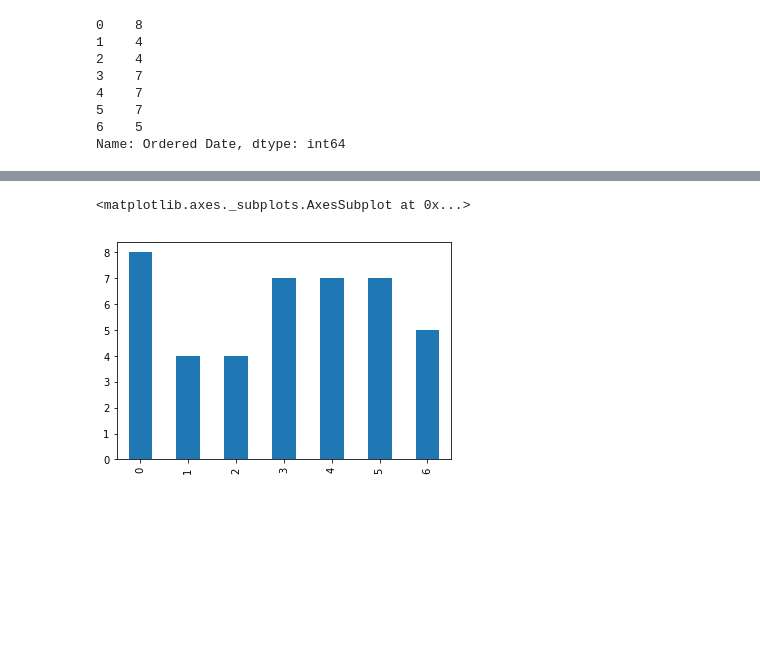
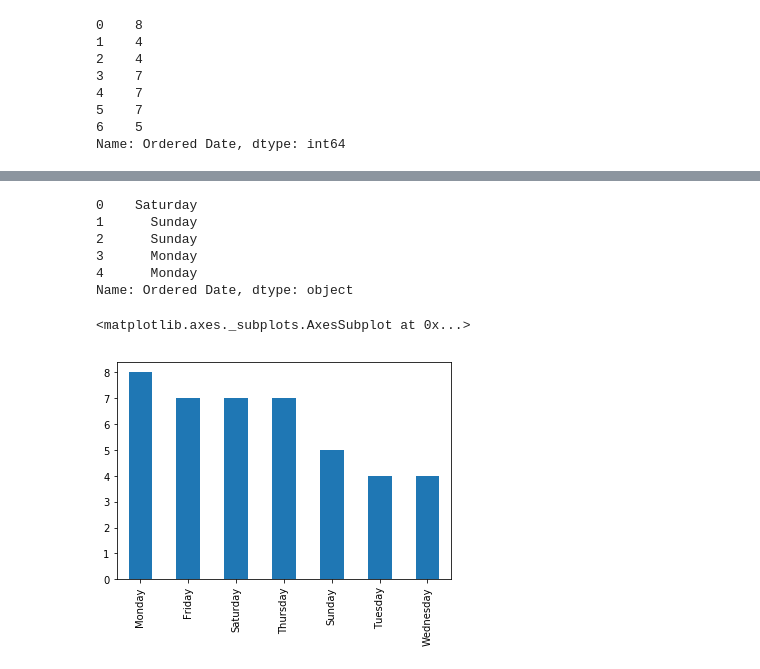
Before and after one commit to sindhushap/My_First_project1, a Jupyter notebook: Data_science.ipynb, the cells around one changed output, grey strips where cells are left out. Cells and saved outputs as stored; diff of their text form; code cells hidden in the pictures; blank space fills up the shorter version.

```diff
--- a/Data_science.ipynb
+++ b/Data_science.ipynb
@@ -309,5 +346,15 @@ Name: Ordered Date, dtype: int64
+# %%
+days_=data["Ordered Date"].dt.weekday_name
+days_.head()
+# %% [output]
+0    Saturday
+1      Sunday
+2      Sunday
+3      Monday
+4      Monday
+Name: Ordered Date, dtype: object
 # %%
-days.value_counts().sort_index().plot(kind="bar")
+days_.value_counts().plot(kind="bar")
 # %% [output]
 <matplotlib.axes._subplots.AxesSubplot at 0x...>
-[figure, old version]
+[figure, new version]
```
Also changed, not shown: parts of 15 cells of this notebook.
